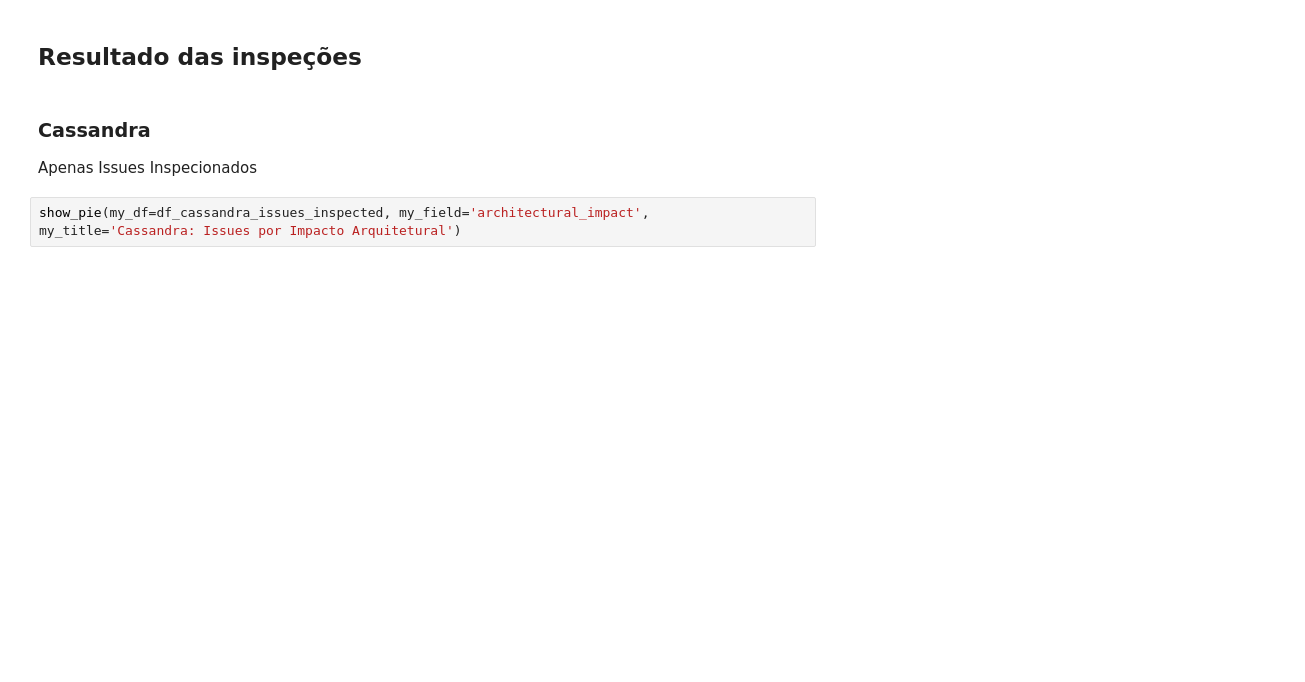
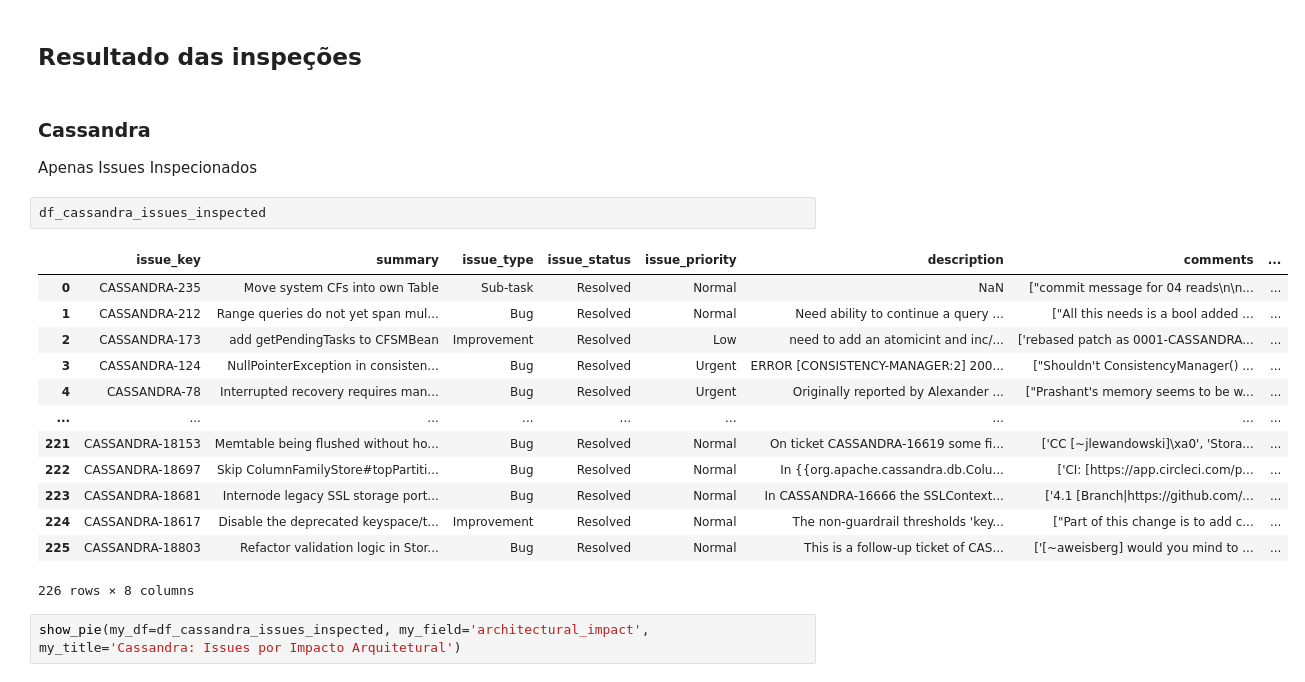
Before and after one commit to armandossrecife/my_validation, a Jupyter notebook: my_comparison.ipynb, the cells around one changed output. Saved outputs shown, nothing was run; the diff lists cells and outputs as text; blank space fills up the shorter version.

```diff
--- a/my_comparison.ipynb
+++ b/my_comparison.ipynb
@@ -548,6 +590,22 @@ Test 1
 ### Cassandra
 
 Apenas Issues Inspecionados
+# %%
+df_cassandra_issues_inspected
+# %% [output]
+|  | issue_key | summary | issue_type | issue_status | issue_priority | description | comments | ... |
+| 0 | CASSANDRA-235 | Move system CFs into own Table | Sub-task | Resolved | Normal | NaN | ["commit message for 04 reads\n\n... | ... |
+| 1 | CASSANDRA-212 | Range queries do not yet span mul... | Bug | Resolved | Normal | Need ability to continue a query ... | ["All this needs is a bool added ... | ... |
+| 2 | CASSANDRA-173 | add getPendingTasks to CFSMBean | Improvement | Resolved | Low | need to add an atomicint and inc/... | ['rebased patch as 0001-CASSANDRA... | ... |
+| 3 | CASSANDRA-124 | NullPointerException in consisten... | Bug | Resolved | Urgent | ERROR [CONSISTENCY-MANAGER:2] 200... | ["Shouldn't ConsistencyManager() ... | ... |
+| 4 | CASSANDRA-78 | Interrupted recovery requires man... | Bug | Resolved | Urgent | Originally reported by Alexander ... | ["Prashant's memory seems to be w... | ... |
+| ... | ... | ... | ... | ... | ... | ... | ... | ... |
+| 221 | CASSANDRA-18153 | Memtable being flushed without ho... | Bug | Resolved | Normal | On ticket CASSANDRA-16619 some fi... | ['CC [~jlewandowski]\xa0', 'Stora... | ... |
+| 222 | CASSANDRA-18697 | Skip ColumnFamilyStore#topPartiti... | Bug | Resolved | Normal | In {{org.apache.cassandra.db.Colu... | ['CI: [https://app.circleci.com/p... | ... |
+| 223 | CASSANDRA-18681 | Internode legacy SSL storage port... | Bug | Resolved | Normal | In CASSANDRA-16666 the SSLContext... | ['4.1 [Branch|https://github.com/... | ... |
+| 224 | CASSANDRA-18617 | Disable the deprecated keyspace/t... | Improvement | Resolved | Normal | The non-guardrail thresholds 'key... | ["Part of this change is to add c... | ... |
+| 225 | CASSANDRA-18803 | Refactor validation logic in Stor... | Bug | Resolved | Normal | This is a follow-up ticket of CAS... | ['[~aweisberg] would you mind to ... | ... |
+226 rows × 8 columns
 # %%
 show_pie(my_df=df_cassandra_issues_inspected, my_field='architectural_impact', my_title='Cassandra: Issues por Impacto Arquitetural')
 # %% [output]
```
Also changed, not shown: parts of 97 cells of this notebook.
